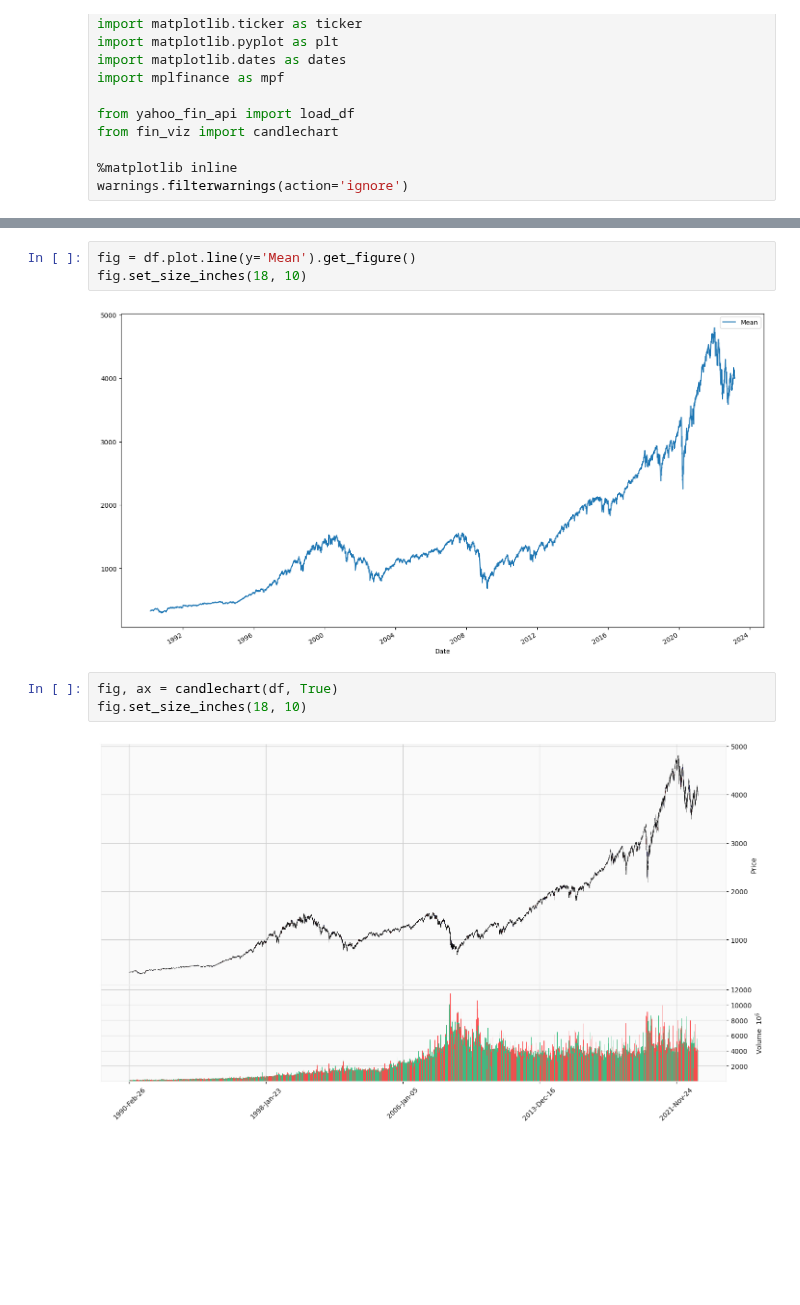
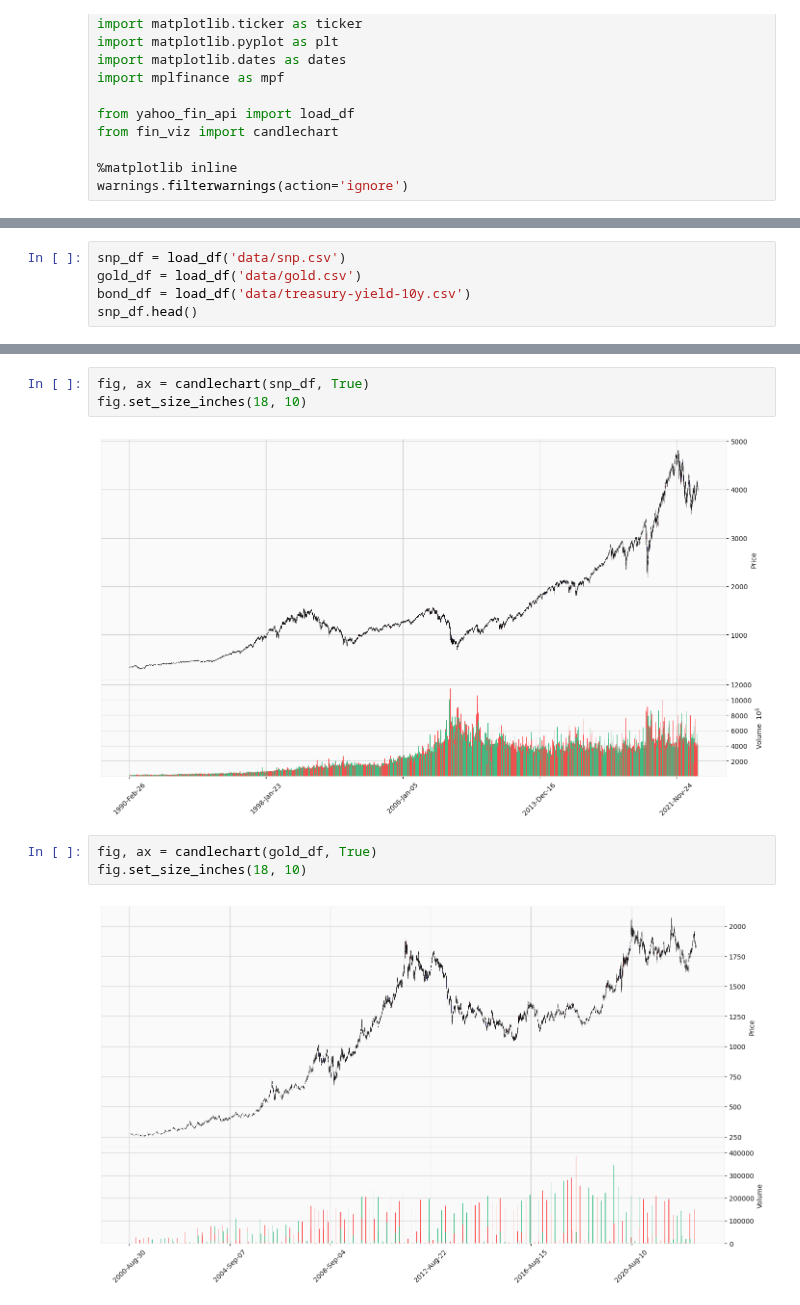
Before and after one commit to SOL1archive/Fin-Data-Denoising, a Jupyter notebook: viz.ipynb, the cells around one changed output, grey strips where cells are left out. Drawn from its saved outputs; the diff is of its cells as text; blank space fills up the shorter version.

```diff
--- a/viz.ipynb
+++ b/viz.ipynb
@@ -27,0 +17,5 @@ df.head()
+# %%
+snp_df = load_df('data/snp.csv')
+gold_df = load_df('data/gold.csv')
+bond_df = load_df('data/treasury-yield-10y.csv')
+snp_df.head()
@@ -28,10 +30,10 @@ df.head()
 # %%
-fig = df.plot.line(y='Mean').get_figure()
+fig, ax = candlechart(snp_df, True)
 fig.set_size_inches(18, 10)
 # %% [output]
-[figure, old version]
+[figure, new version]
 # %%
-fig, ax = candlechart(df, True)
+fig, ax = candlechart(gold_df, True)
 fig.set_size_inches(18, 10)
 # %% [output]
-[figure, old version]
+[figure, new version]
```
Also changed, not shown: parts of 3 cells of this notebook.
